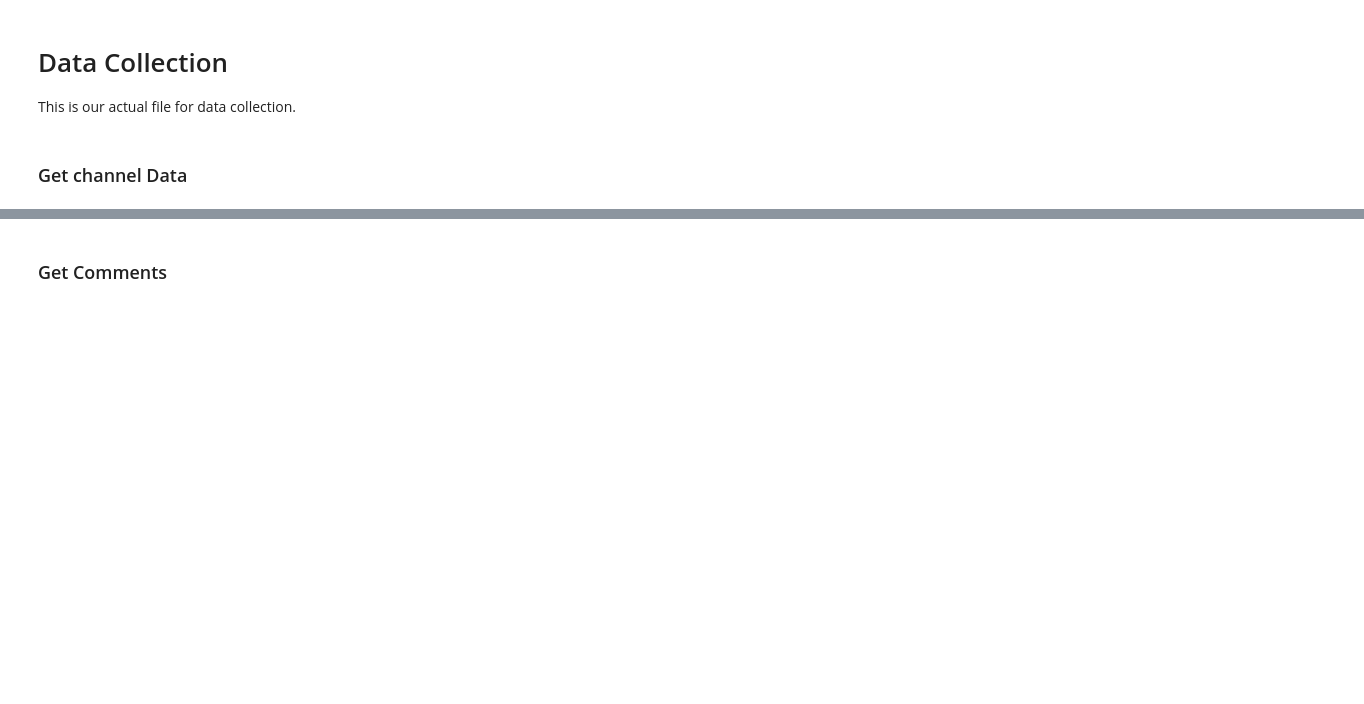
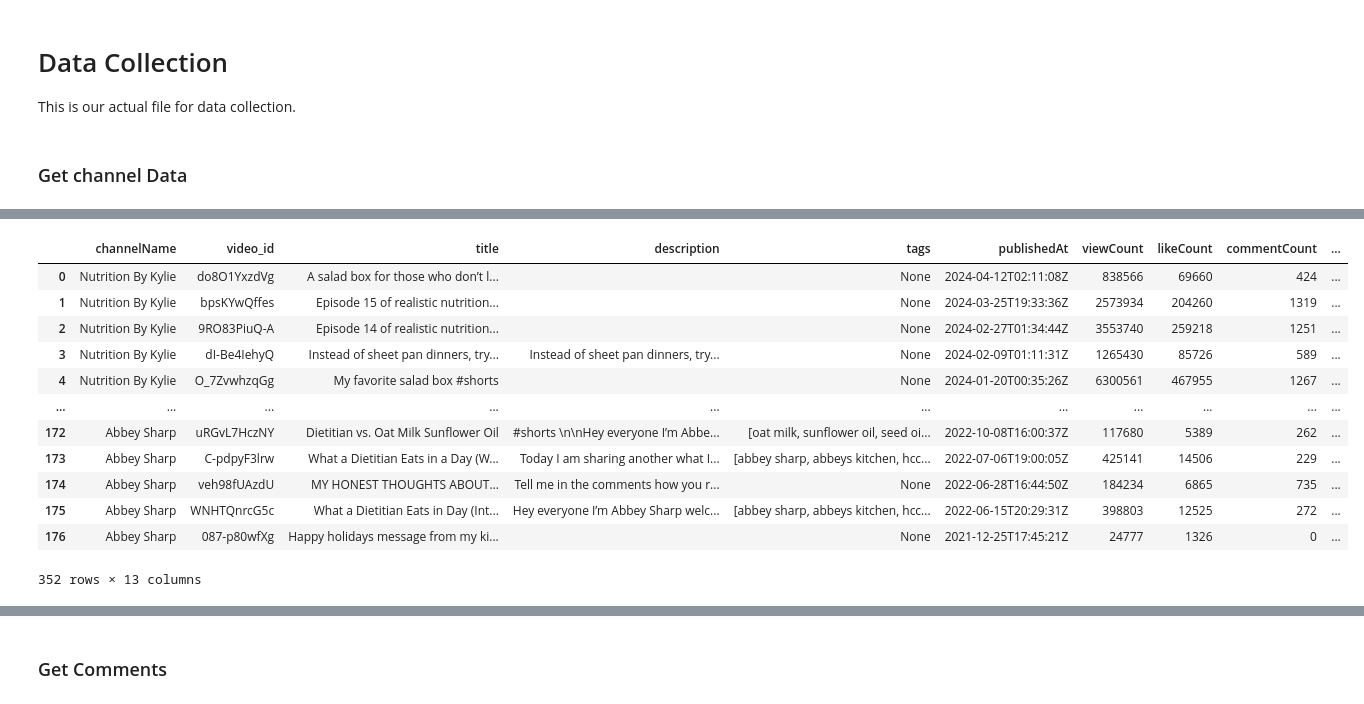
Before and after one commit to rileybaerg/TruthTube, a Jupyter notebook: data-collection.ipynb, the cells around one changed output, grey strips where cells are left out. Drawn from its saved outputs; the diff is of its cells as text; code cells hidden in the pictures; blank space fills up the shorter version.

```diff
--- a/data-collection.ipynb
+++ b/data-collection.ipynb
@@ -116,0 +143,18 @@ inf2_info, inf2_uploads = get_channel_data(inf2_id)
+# %%
+# combined informative dataframe
+info_df = pd.concat([inf1_uploads, inf2_uploads], axis=0)
+info_df
+# %% [output]
+|  | channelName | video_id | title | description | tags | publishedAt | viewCount | likeCount | commentCount | ... |
+| 0 | Nutrition By Kylie | do8O1YxzdVg | A salad box for those who don’t l... |  | None | 2024-04-12T02:11:08Z | 838566 | 69660 | 424 | ... |
+| 1 | Nutrition By Kylie | bpsKYwQffes | Episode 15 of realistic nutrition... |  | None | 2024-03-25T19:33:36Z | 2573934 | 204260 | 1319 | ... |
+| 2 | Nutrition By Kylie | 9RO83PiuQ-A | Episode 14 of realistic nutrition... |  | None | 2024-02-27T01:34:44Z | 3553740 | 259218 | 1251 | ... |
+| 3 | Nutrition By Kylie | dI-Be4IehyQ | Instead of sheet pan dinners, try... | Instead of sheet pan dinners, try... | None | 2024-02-09T01:11:31Z | 1265430 | 85726 | 589 | ... |
+| 4 | Nutrition By Kylie | O_7ZvwhzqGg | My favorite salad box #shorts |  | None | 2024-01-20T00:35:26Z | 6300561 | 467955 | 1267 | ... |
+| ... | ... | ... | ... | ... | ... | ... | ... | ... | ... | ... |
+| 172 | Abbey Sharp | uRGvL7HczNY | Dietitian vs. Oat Milk Sunflower Oil | #shorts \n\nHey everyone I’m Abbe... | [oat milk, sunflower oil, seed oi... | 2022-10-08T16:00:37Z | 117680 | 5389 | 262 | ... |
+| 173 | Abbey Sharp | C-pdpyF3lrw | What a Dietitian Eats in a Day (W... | Today I am sharing another what I... | [abbey sharp, abbeys kitchen, hcc... | 2022-07-06T19:00:05Z | 425141 | 14506 | 229 | ... |
+| 174 | Abbey Sharp | veh98fUAzdU | MY HONEST THOUGHTS ABOUT… | Tell me in the comments how you r... | None | 2022-06-28T16:44:50Z | 184234 | 6865 | 735 | ... |
+| 175 | Abbey Sharp | WNHTQnrcG5c | What a Dietitian Eats in Day (Int... | Hey everyone I’m Abbey Sharp welc... | [abbey sharp, abbeys kitchen, hcc... | 2022-06-15T20:29:31Z | 398803 | 12525 | 272 | ... |
+| 176 | Abbey Sharp | 087-p80wfXg | Happy holidays message from my ki... |  | None | 2021-12-25T17:45:21Z | 24777 | 1326 | 0 | ... |
+352 rows × 13 columns
```
Also changed, not shown: parts of 5 cells of this notebook.
